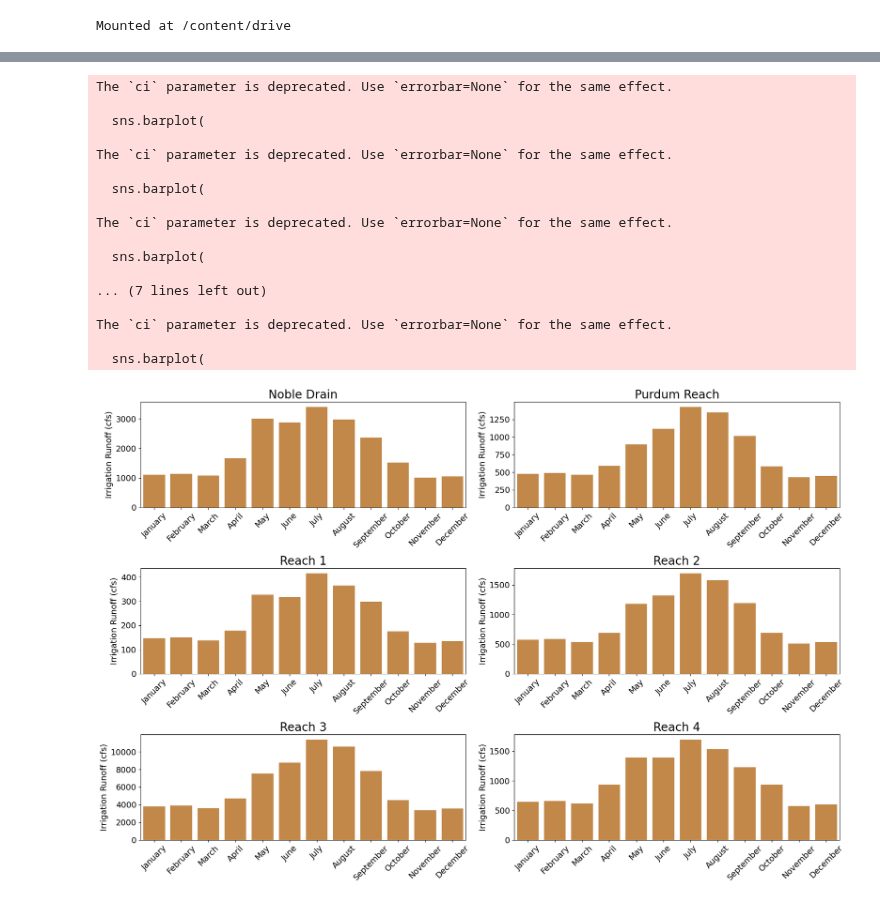
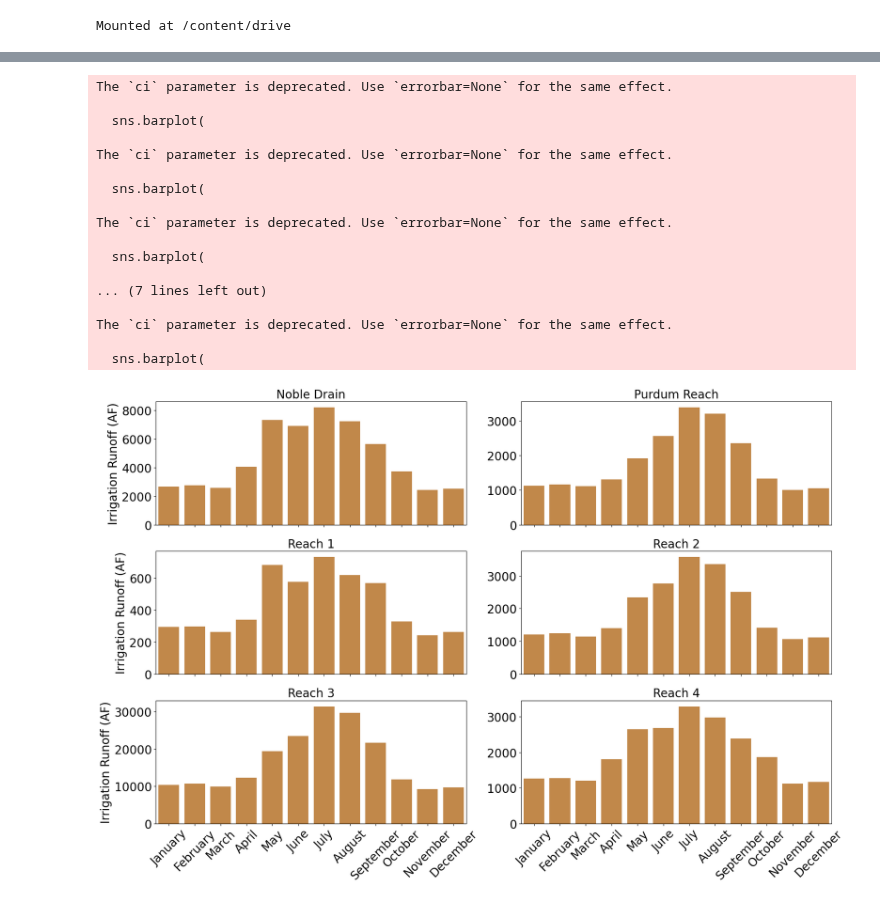
Before and after one commit to carlibeisel/mason_water_budget, a Jupyter notebook: reach_irrigation_runoff.ipynb, the cells around one changed output, grey strips where cells are left out. Saved outputs shown, nothing was run; the diff lists cells and outputs as text; code cells hidden in the pictures.

Commit message:
finalized

```diff
--- a/reach_irrigation_runoff.ipynb
+++ b/reach_irrigation_runoff.ipynb
@@ -144,0 +36,18 @@ Summarized flow data saved to /content/drive/MyDrive/Data/Mason Water Budget/dat
+# %%
+# ------------------------ #
+# Crop FWT data to Reaches
+# ------------------------ #
+
+# match CRS between irrigation runoff and reaches
+if irrigation_runoff.crs != reaches.crs:
+    reaches = reaches.to_crs(irrigation_runoff.crs)
+
+# Combine irrigation runoff with reach information
+reach_runoff = gpd.sjoin(irrigation_runoff, reaches[['Reach', 'geometry']], how="inner", predicate="intersects")
+reach_runoff = reach_runoff.rename(columns={'Reach': 'reach'})
+
+# Calculate individual Runoff Volume (AF)
+reach_runoff['runoff(af)'] = (reach_runoff['flow'] / 12) * reach_runoff['acres']
+reach_runoff = reach_runoff.rename(columns={'reach': 'Reach'})
+reach_runoff = reach_runoff.drop(columns='geometry')
+reach_runoff.to_csv('/content/drive/MyDrive/Data/Mason Water Budget/data_output/irrigation_runoff_out/reach_irrigation_runoff.csv', index=False)
@@ -147,13 +95,18 @@ Summarized flow data saved to /content/drive/MyDrive/Data/Mason Water Budget/dat
 # Plot of Reach Irrigation Runoff
 # ------------------------------ #
 
-data = pd.read_csv('/content/drive/MyDrive/Data/Mason Water Budget/data_output/irrigation_runoff_out/reach_monthly_runoff_final.csv')
+data = pd.read_csv('/content/drive/MyDrive/Data/Mason Water Budget/data_output/irrigation_runoff_out/reach_runoff_final.csv')
 
 # Define the order of months with full names
 month_order = ['January', 'February', 'March', 'April', 'May', 'June',
                'July', 'August', 'September', 'October', 'November', 'December']
 
-data['month'] = pd.to_datetime(data['month'], format='%b').dt.strftime('%B') # full month names
+# Convert abbreviated month names to full names
+if data['month'].str.len().max() == 3:  # Likely abbreviated month names
+    data['month'] = pd.to_datetime(data['month'], format='%b').dt.strftime('%B')
+
+# Ensure the 'month' column is ordered
+data['month'] = pd.Categorical(data['month'], categories=month_order, ordered=True)
 
 reaches = data['Reach'].unique()
 
@@ -167,41 +120,56 @@ for i, reach in enumerate(reaches):
         ax = axes[i]
         sns.barplot(
             data=data[data['Reach'] == reach],
-            x='month', y='flow(cfs)', color='#D58936', ci=None, ax=ax,
+            x='month', y='runoff(af)', color='#D58936', ci=None, ax=ax,
             order=month_order  # x-axis is ordered by actual months
         )
         ax.set_title(reach, fontsize=20)
-        ax.set_xlabel('')  # Remove x-axis label
-        ax.set_ylabel('Irrigation Runoff (cfs)', fontsize=14)
-        ax.tick_params(axis='x', rotation=45, labelsize=14)
-        ax.tick_params(axis='y', labelsize=14)
+
+        # Remove x-axis labels except for the bottom panels
+        if i < len(axes) - 2:  # Not in the last row
+            ax.set_xlabel('')
+            ax.set_xticklabels([])
+        else:
+            ax.set_xlabel('', fontsize=14)
+
+        # Remove the major y-axis name (ylabel) except for the leftmost panels
+        if i % 2 != 0:  # Not in the left column
+            ax.set_ylabel('')
+        else:
+            ax.set_ylabel('Irrigation Runoff (AF)', fontsize=20)
+
+        # Ensure all plots still have y-tick labels
+        ax.tick_params(axis='y', labelsize=20)
+
+        # Customize x-tick labels
+        ax.tick_params(axis='x', rotation=45, labelsize=20)
 
 # Remove unused axes
 for j in range(len(reaches), len(axes)):
     fig.delaxes(axes[j])
 
 plt.tight_layout()
 
 output_path = '/content/drive/MyDrive/Data/Mason Water Budget/data_output/irrigation_runoff_out/mason_runoff_panel.png'
 plt.savefig(output_path, dpi=300, bbox_inches='tight')
 plt.show()
 plt.close()
 # %% [output]
 The `ci` parameter is deprecated. Use `errorbar=None` for the same effect.
 
   sns.barplot(
 
 The `ci` parameter is deprecated. Use `errorbar=None` for the same effect.
 
   sns.barplot(
 
 The `ci` parameter is deprecated. Use `errorbar=None` for the same effect.
 
   sns.barplot(
 
 ... (7 lines left out)
 
 The `ci` parameter is deprecated. Use `errorbar=None` for the same effect.
 
   sns.barplot(
-[figure, old version]
+[figure, new version]
```
Also changed, not shown: parts of 4 cells of this notebook.
